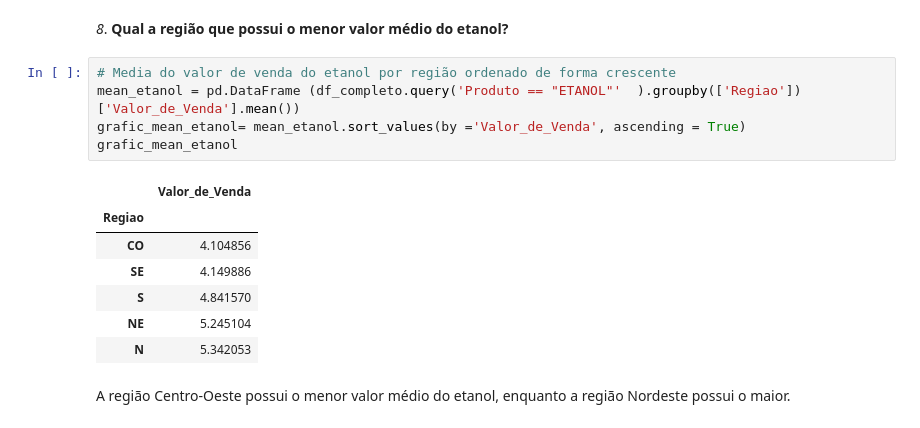
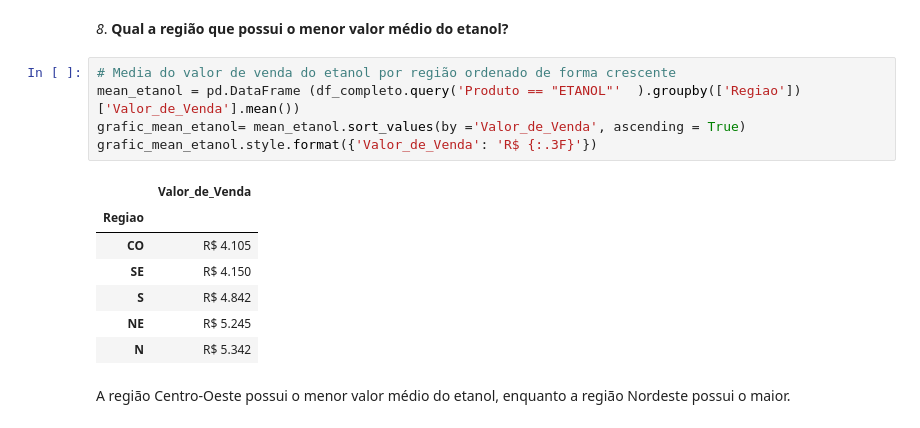
Before and after one commit to gustavovarella/Projeto_m4, a Jupyter notebook: PROJETO_M4.ipynb, the cells around one changed output. Cells and saved outputs as stored; diff of their text form.

```diff
--- a/PROJETO_M4.ipynb
+++ b/PROJETO_M4.ipynb
@@ -509,16 +508,16 @@ Como os valores foram ordenados em forma decrescente, chega-se a conclusão de q
 # %%
 # Media do valor de venda do etanol por região ordenado de forma crescente
 mean_etanol = pd.DataFrame (df_completo.query('Produto == "ETANOL"'  ).groupby(['Regiao'])['Valor_de_Venda'].mean())
 grafic_mean_etanol= mean_etanol.sort_values(by ='Valor_de_Venda', ascending = True)
-grafic_mean_etanol
+grafic_mean_etanol.style.format({'Valor_de_Venda': 'R$ {:.3F}'})
 # %% [output]
 |  | Valor_de_Venda |
 | Regiao |  |
-| CO | 4.104856 |
-| SE | 4.149886 |
-| S | 4.841570 |
-| NE | 5.245104 |
-| N | 5.342053 |
+| CO | R$ 4.105 |
+| SE | R$ 4.150 |
+| S | R$ 4.842 |
+| NE | R$ 5.245 |
+| N | R$ 5.342 |
 # %% [markdown]
 A região Centro-Oeste possui o menor valor médio do etanol, enquanto a região Nordeste possui o maior.
 # %% [markdown]
```
Also changed, not shown: parts of 6 cells of this notebook.
